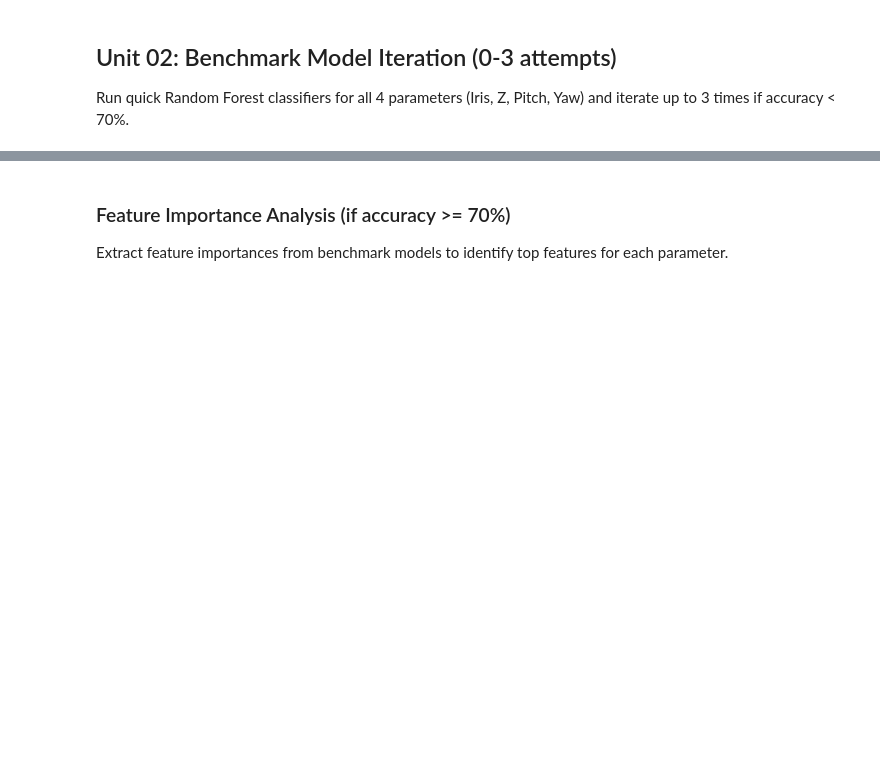
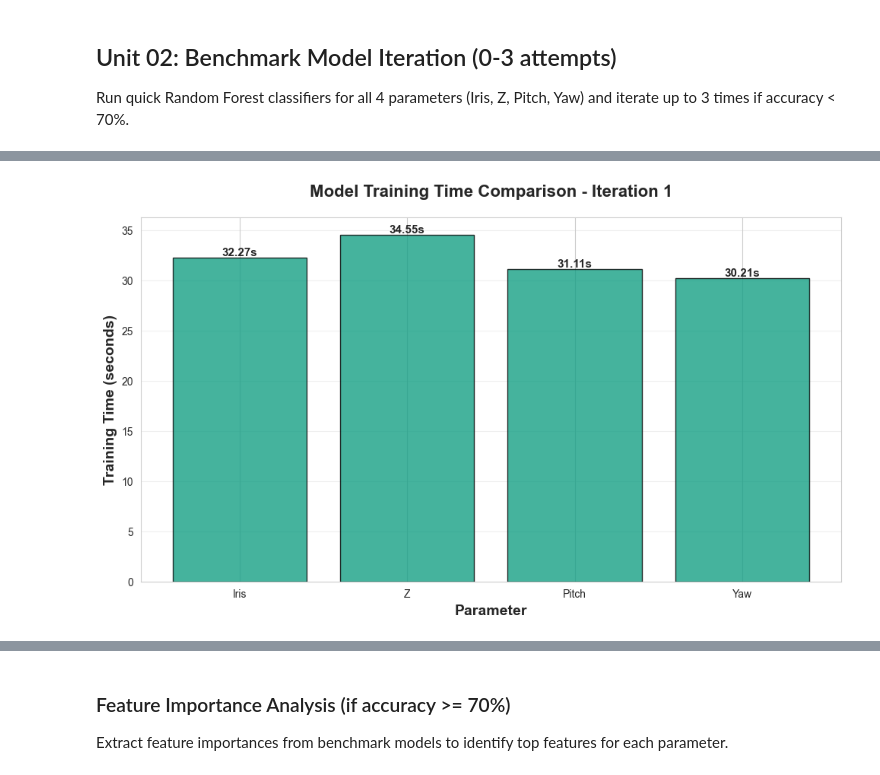
Before and after one commit to Samonto-Karmaker/Exp-Laser-Resonator-Beam-Alignment-Recommandation-System, a Jupyter notebook: notebooks/02_exploratory_data_analysis.ipynb, the cells around one changed output, grey strips where cells are left out. Cells and saved outputs as stored; diff of their text form; code cells hidden in the pictures; blank space fills up the shorter version.

```diff
--- a/notebooks/02_exploratory_data_analysis.ipynb
+++ b/notebooks/02_exploratory_data_analysis.ipynb
@@ -936,0 +1248,24 @@ print(f"Yaw benchmark accuracy: {accuracy:.4f}")
+# %%
+# 4. Training Time Comparison
+# ============================================================================
+fig, ax = plt.subplots(1, 1, figsize=(10, 6))
+
+train_times = [results[p]['train_time'] for p in params]
+bars = ax.bar(params, train_times, color='#16a085', alpha=0.8, edgecolor='black')
+
+# Add value labels
+for bar in bars:
+    height = bar.get_height()
+    ax.text(bar.get_x() + bar.get_width()/2., height,
+            f'{height:.2f}s', ha='center', va='bottom', fontsize=11, fontweight='bold')
+
+ax.set_xlabel('Parameter', fontsize=14, fontweight='bold')
+ax.set_ylabel('Training Time (seconds)', fontsize=14, fontweight='bold')
+ax.set_title('Model Training Time Comparison - Iteration 1',
+             fontsize=16, fontweight='bold', pad=20)
+ax.grid(True, alpha=0.3, axis='y')
+
+plt.tight_layout()
+plt.show()
+# %% [output]
+[figure, added]
```
Also changed, not shown: parts of 23 cells of this notebook, 2 other files.
